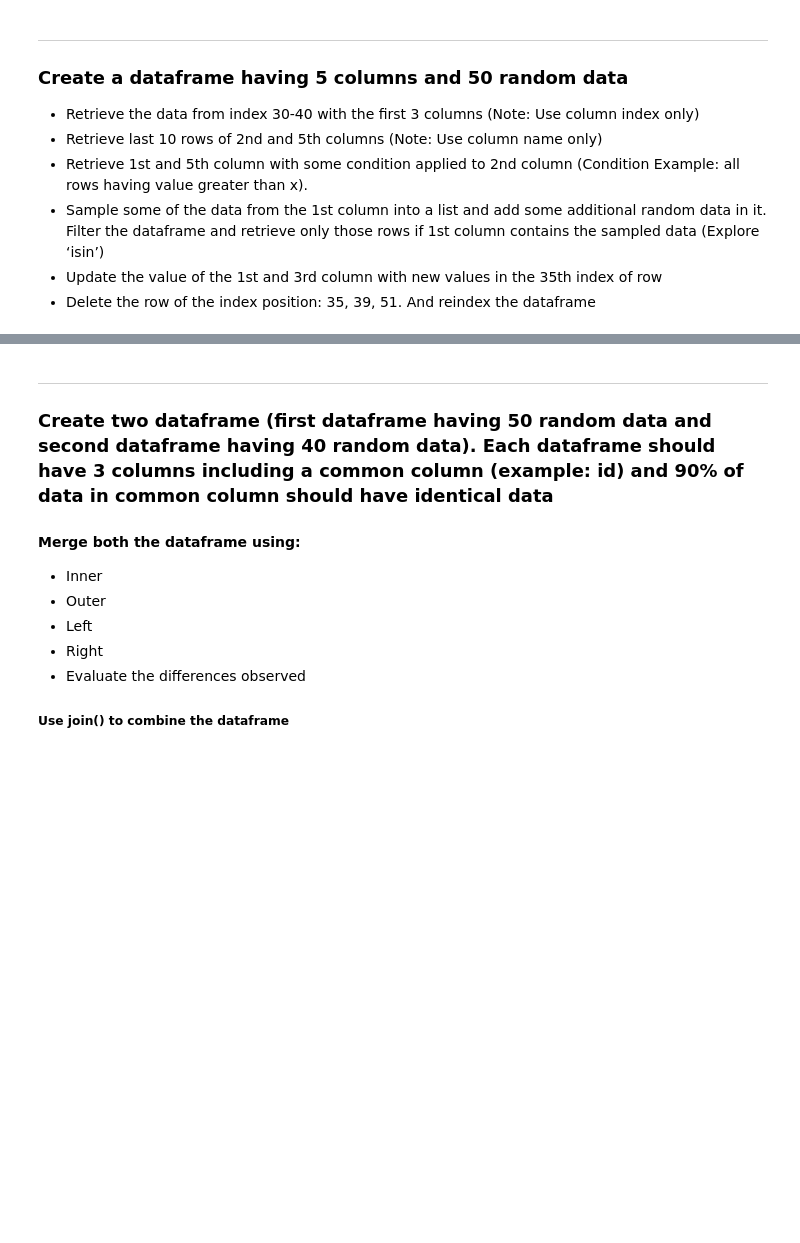
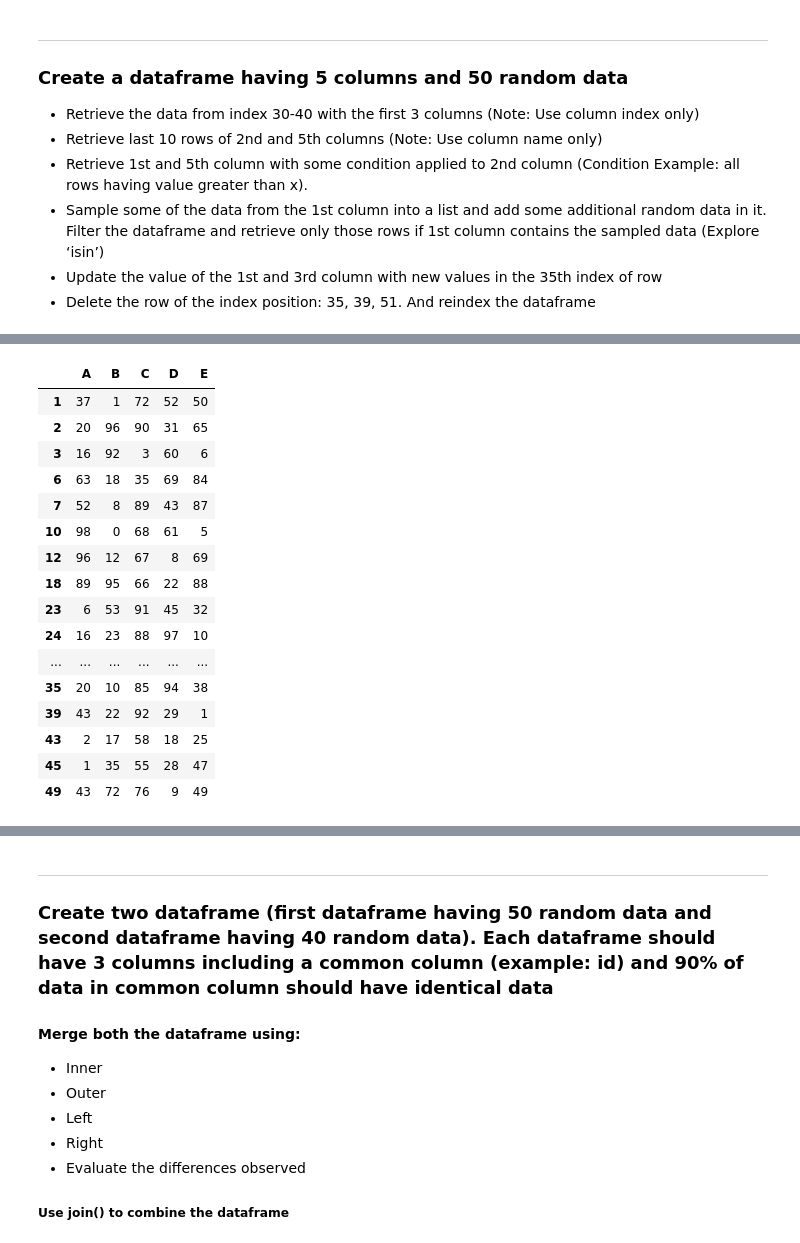
Before and after one commit to saras108/Intern, a Jupyter notebook: pandas/Untitled.ipynb, the cells around one changed output, grey strips where cells are left out. Cells and saved outputs as stored; diff of their text form; code cells hidden in the pictures; blank space fills up the shorter version.

```diff
--- a/pandas/Untitled.ipynb
+++ b/pandas/Untitled.ipynb
@@ -90,18 +146,36 @@ retriving2 =df[df['B']<25][['A','E']]
 # %%
 # Sample some of the data from the 1st column into a list and add some additional random data in it.
 
 other = df[df['B']<25][['A','B','C','D','E']]
 
 new_df = pd.DataFrame(np.random.randint(0,100,size=(9, 5)), columns=list('ABCDE'))
 
 new_df = new_df.append(other , ignore_index = True)
 
 # Filter the dataframe and retrieve only those rows if 1st column contains the sampled data (Explore ‘isin’)
 
 col1 = new_df['A']
 filterd = df[df['A'].isin(col1)]
 
-# filterd
+filterd
+# %% [output]
+|  | A | B | C | D | E |
+| 1 | 37 | 1 | 72 | 52 | 50 |
+| 2 | 20 | 96 | 90 | 31 | 65 |
+| 3 | 16 | 92 | 3 | 60 | 6 |
+| 6 | 63 | 18 | 35 | 69 | 84 |
+| 7 | 52 | 8 | 89 | 43 | 87 |
+| 10 | 98 | 0 | 68 | 61 | 5 |
+| 12 | 96 | 12 | 67 | 8 | 69 |
+| 18 | 89 | 95 | 66 | 22 | 88 |
+| 23 | 6 | 53 | 91 | 45 | 32 |
+| 24 | 16 | 23 | 88 | 97 | 10 |
+| ... | ... | ... | ... | ... | ... |
+| 35 | 20 | 10 | 85 | 94 | 38 |
+| 39 | 43 | 22 | 92 | 29 | 1 |
+| 43 | 2 | 17 | 58 | 18 | 25 |
+| 45 | 1 | 35 | 55 | 28 | 47 |
+| 49 | 43 | 72 | 76 | 9 | 49 |
 # %%
 # Update the value of the 1st and 3rd column with new values in the 35th index of row
 
```
Also changed, not shown: parts of 23 cells of this notebook.
